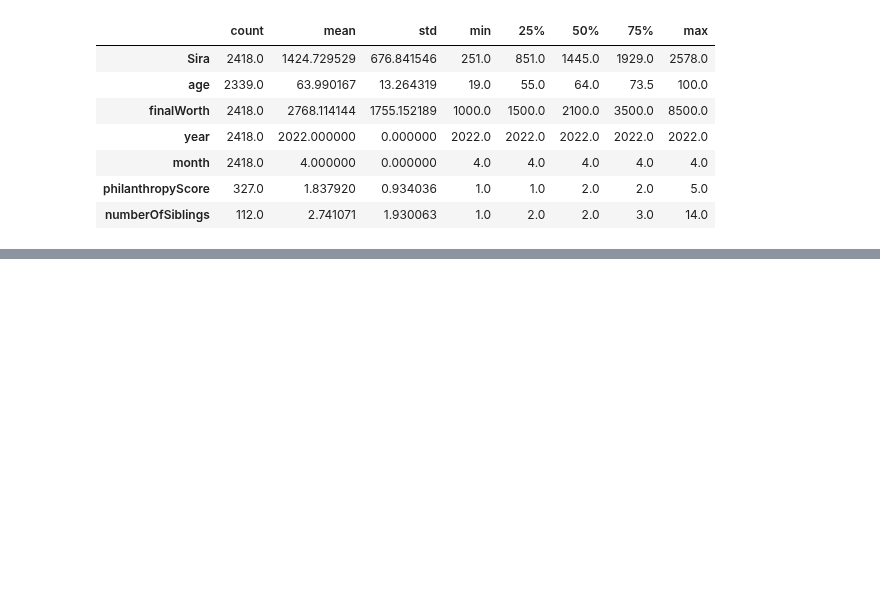
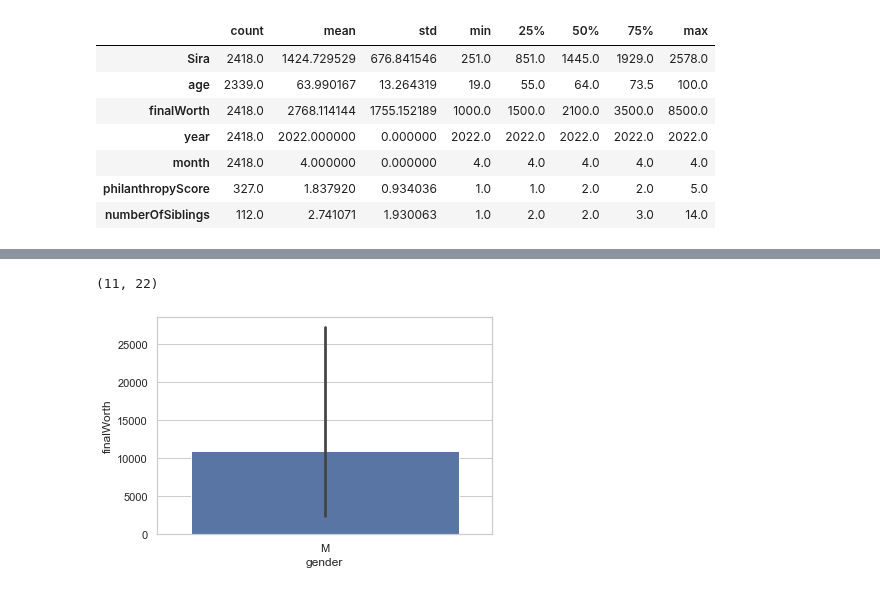
Before and after one commit to abdullahcayde/Trainings, a Jupyter notebook: Data_Preprocessing/forbes_2022.ipynb, the cells around one changed output, grey strips where cells are left out. Saved outputs shown, nothing was run; the diff lists cells and outputs as text; code cells hidden in the pictures; blank space fills up the shorter version.

```diff
--- a/Data_Preprocessing/forbes_2022.ipynb
+++ b/Data_Preprocessing/forbes_2022.ipynb
@@ -469,0 +501,8 @@ df[~aykirilar].describe().T
+# %%
+df[df.numberOfSiblings >= 5].shape
+# %% [output]
+(11, 22)
+# %%
+sns.barplot(x='gender', y='finalWorth', data= df[df.numberOfSiblings >= 5]);
+# %% [output]
+[figure, added]
```
Also changed, not shown: parts of 7 cells of this notebook.
